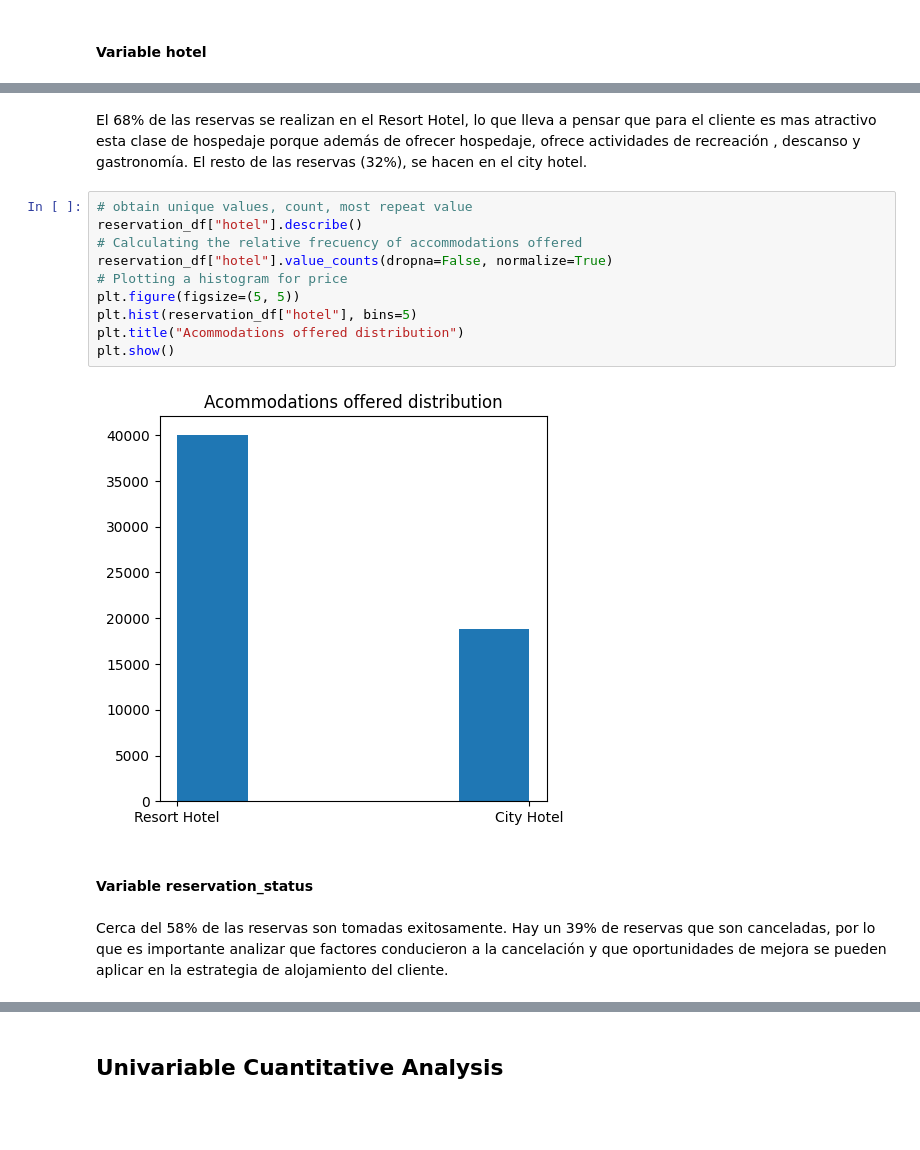
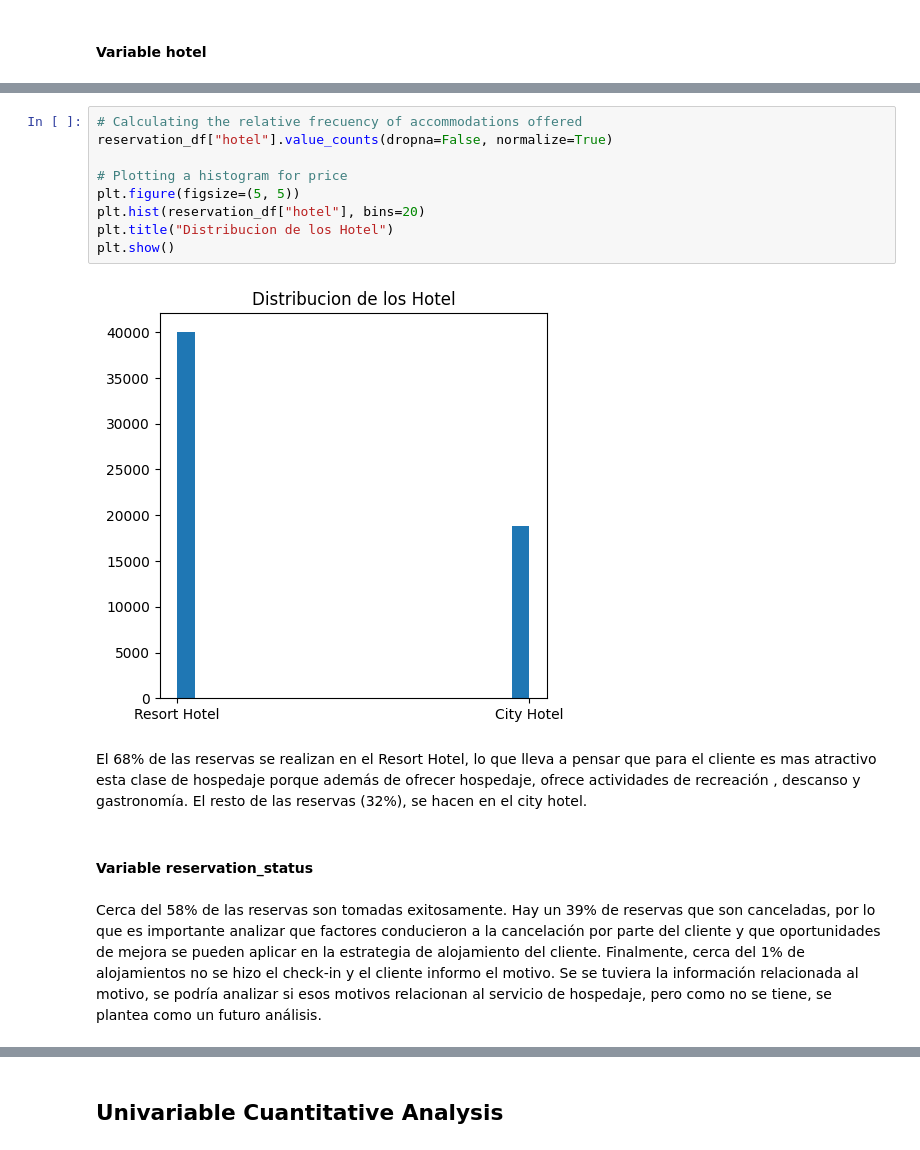
Before and after one commit to leodie1615/taller1, a Jupyter notebook: entendimiento-data.ipynb, the cells around one changed output, grey strips where cells are left out. Cells and saved outputs as stored; diff of their text form; blank space fills up the shorter version.

```diff
--- a/entendimiento-data.ipynb
+++ b/entendimiento-data.ipynb
@@ -66,19 +85,17 @@ reservation_df.shape
+# %%
+# Calculating the relative frecuency of accommodations offered
+reservation_df["hotel"].value_counts(dropna=False, normalize=True)
+
+# Plotting a histogram for price
+plt.figure(figsize=(5, 5))
+plt.hist(reservation_df["hotel"], bins=20)
+plt.title("Distribucion de los Hotel")
+plt.show()
+# %% [output]
+[figure, added]
 # %% [markdown]
-El 68% de las reservas se realizan en el Resort Hotel, lo que lleva a pensar que para el cliente es mas atractivo esta clase de hospedaje porque además de ofrecer hospedaje, ofrece actividades de recreación , descanso y gastronomía.
-El resto de las reservas (32%), se hacen en el city hotel.
+El 68% de las reservas se realizan en el Resort Hotel, lo que lleva a pensar que para el cliente es mas atractivo esta clase de hospedaje porque además de ofrecer hospedaje, ofrece actividades de recreación , descanso y gastronomía. El resto de las reservas (32%), se hacen en el city hotel.
-# %%
-# obtain unique values, count, most repeat value
-reservation_df["hotel"].describe()
-# Calculating the relative frecuency of accommodations offered
-reservation_df["hotel"].value_counts(dropna=False, normalize=True)
-# Plotting a histogram for price
-plt.figure(figsize=(5, 5))
-plt.hist(reservation_df["hotel"], bins=5)
-plt.title("Acommodations offered distribution")
-plt.show()
-# %% [output]
-[figure, removed]
 # %% [markdown]
 #### Variable reservation_status
 # %% [markdown]
-Cerca del 58% de las reservas son tomadas exitosamente. Hay un 39% de reservas que son canceladas, por lo que es importante analizar que factores conducieron a la cancelación y que oportunidades de mejora se pueden aplicar en la estrategia de  alojamiento del cliente.
+Cerca del 58% de las reservas son tomadas exitosamente. Hay un 39% de reservas que son canceladas, por lo que es importante analizar que factores conducieron a la cancelación por parte del cliente y que oportunidades de mejora se pueden aplicar en la estrategia de alojamiento del cliente. Finalmente, cerca del 1% de alojamientos no se hizo el check-in y el cliente informo el motivo. Se se tuviera la información relacionada al motivo, se podría analizar si esos motivos relacionan al servicio de hospedaje, pero como no se tiene, se plantea como un futuro análisis.
```
Also changed, not shown: parts of 57 cells of this notebook.
